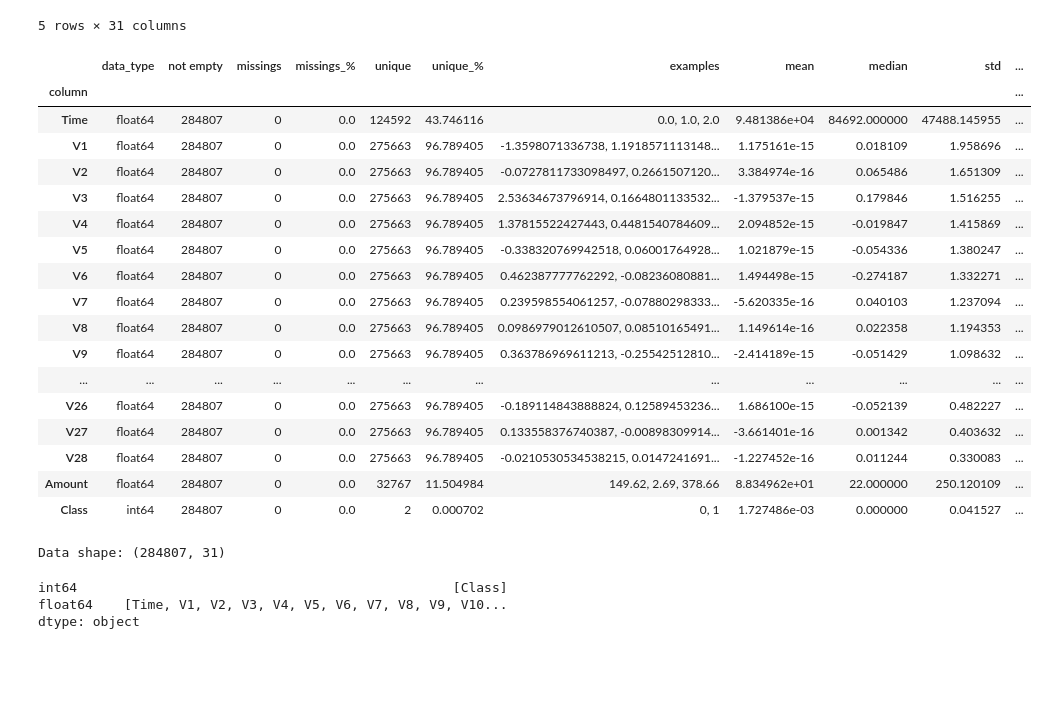
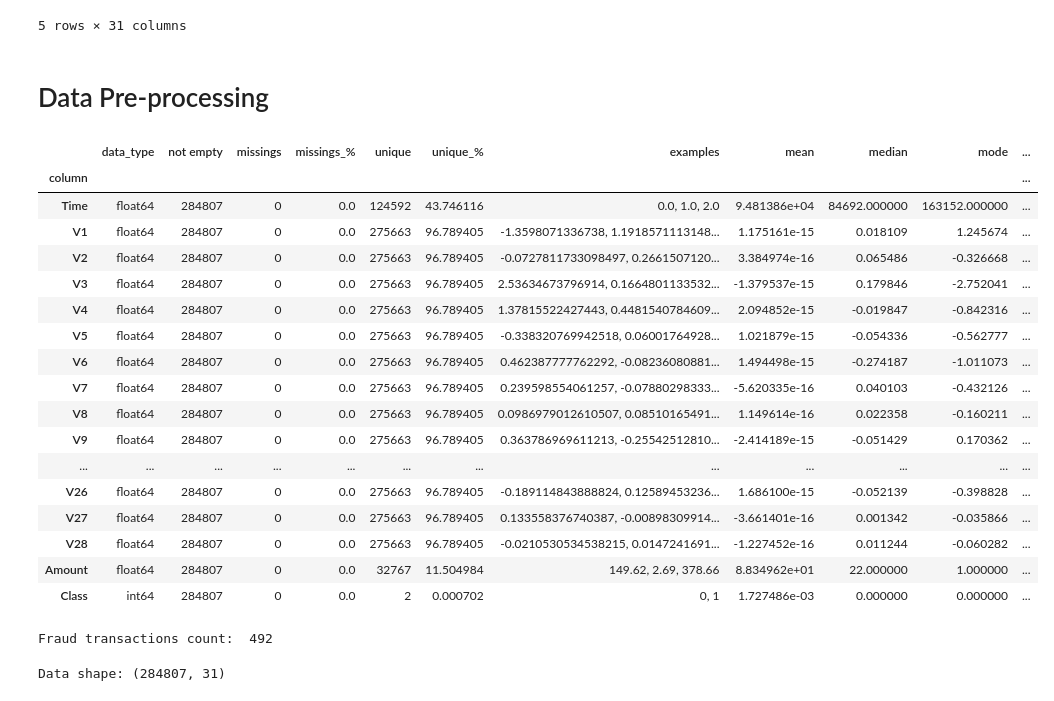
Before and after one commit to piotruxD/Credit-Fraud-Detection, a Jupyter notebook: credit_fraud.ipynb, the cells around one changed output. Saved outputs shown, nothing was run; the diff lists cells and outputs as text; code cells hidden in the pictures; blank space fills up the shorter version.

```diff
--- a/credit_fraud.ipynb
+++ b/credit_fraud.ipynb
@@ -23,71 +28,71 @@ credit_card_data.head()
 | 3 | 1.0 | -0.966272 | -0.185226 | 1.792993 | -0.863291 | -0.010309 | 1.247203 | 0.237609 | 0.377436 | -1.387024 | ... | ... |
 | 4 | 2.0 | -1.158233 | 0.877737 | 1.548718 | 0.403034 | -0.407193 | 0.095921 | 0.592941 | -0.270533 | 0.817739 | ... | ... |
 5 rows × 31 columns
+# %% [markdown]
+# Data Pre-processing
 # %%
-# data summary function
+#1. data summary function
 
-def data_summary(data_frame, max_examples=3):
+def data_summary(data_frame, max_examples=3, duplicates_delete=False):
     """Returns summary table of every column in data frame. Returns also selected number of examples for each column.
-    Default number of examples is 3."""
+    Default number of examples is 3. If duplicates_delete is True, duplicates are removed before summary calculation."""
     rows = []
+
+    if duplicates_delete:
+        data_frame = data_frame.drop_duplicates()
 
     for col in data_frame.columns:
         d = data_frame[col]
         record = {
             "column": col,
             "data_type": d.dtype,
             "not empty": d.notna().sum(),
             "missings": d.isna().sum(),
             "missings_%": d.isna().sum() / len(d) * 100,
             "unique": d.nunique(),
             "unique_%": d.nunique() / len(d) * 100,
             "examples": ", ".join(map(str, d.dropna().unique()[: max_examples])),
         }
         if pd.api.types.is_numeric_dtype(d):
             record["mean"] = d.mean()
             record["median"] = d.median()
+            record["mode"] = d.mode().iloc[0] if not d.mode().empty else None
             record["std"] = d.std()
             record["min"] = d.min()
             record["max"] = d.max()
 
         rows.append(record)
+
     return pd.DataFrame(rows).set_index("column")
 
-data_summary(credit_card_data)
+data_summary_df = data_summary(credit_card_data)
+
+display(data_summary_df)
+
+fraud_transactions_count = credit_card_data[credit_card_data["Class"] == 1].shape[0]
+print("Fraud transactions count: ", fraud_transactions_count)
 # %% [output]
-|  | data_type | not empty | missings | missings_% | unique | unique_% | examples | mean | median | std | ... |
+|  | data_type | not empty | missings | missings_% | unique | unique_% | examples | mean | median | mode | ... |
 | column |  |  |  |  |  |  |  |  |  |  | ... |
-| Time | float64 | 284807 | 0 | 0.0 | 124592 | 43.746116 | 0.0, 1.0, 2.0 | 9.481386e+04 | 84692.000000 | 47488.145955 | ... |
-| V1 | float64 | 284807 | 0 | 0.0 | 275663 | 96.789405 | -1.3598071336738, 1.1918571113148... | 1.175161e-15 | 0.018109 | 1.958696 | ... |
-| V2 | float64 | 284807 | 0 | 0.0 | 275663 | 96.789405 | -0.0727811733098497, 0.2661507120... | 3.384974e-16 | 0.065486 | 1.651309 | ... |
-| V3 | float64 | 284807 | 0 | 0.0 | 275663 | 96.789405 | 2.53634673796914, 0.1664801133532... | -1.379537e-15 | 0.179846 | 1.516255 | ... |
-| V4 | float64 | 284807 | 0 | 0.0 | 275663 | 96.789405 | 1.37815522427443, 0.4481540784609... | 2.094852e-15 | -0.019847 | 1.415869 | ... |
-| V5 | float64 | 284807 | 0 | 0.0 | 275663 | 96.789405 | -0.338320769942518, 0.06001764928... | 1.021879e-15 | -0.054336 | 1.380247 | ... |
-| V6 | float64 | 284807 | 0 | 0.0 | 275663 | 96.789405 | 0.462387777762292, -0.08236080881... | 1.494498e-15 | -0.274187 | 1.332271 | ... |
-| V7 | float64 | 284807 | 0 | 0.0 | 275663 | 96.789405 | 0.239598554061257, -0.07880298333... | -5.620335e-16 | 0.040103 | 1.237094 | ... |
-| V8 | float64 | 284807 | 0 | 0.0 | 275663 | 96.789405 | 0.0986979012610507, 0.08510165491... | 1.149614e-16 | 0.022358 | 1.194353 | ... |
-| V9 | float64 | 284807 | 0 | 0.0 | 275663 | 96.789405 | 0.363786969611213, -0.25542512810... | -2.414189e-15 | -0.051429 | 1.098632 | ... |
+| Time | float64 | 284807 | 0 | 0.0 | 124592 | 43.746116 | 0.0, 1.0, 2.0 | 9.481386e+04 | 84692.000000 | 163152.000000 | ... |
+| V1 | float64 | 284807 | 0 | 0.0 | 275663 | 96.789405 | -1.3598071336738, 1.1918571113148... | 1.175161e-15 | 0.018109 | 1.245674 | ... |
+| V2 | float64 | 284807 | 0 | 0.0 | 275663 | 96.789405 | -0.0727811733098497, 0.2661507120... | 3.384974e-16 | 0.065486 | -0.326668 | ... |
+| V3 | float64 | 284807 | 0 | 0.0 | 275663 | 96.789405 | 2.53634673796914, 0.1664801133532... | -1.379537e-15 | 0.179846 | -2.752041 | ... |
+| V4 | float64 | 284807 | 0 | 0.0 | 275663 | 96.789405 | 1.37815522427443, 0.4481540784609... | 2.094852e-15 | -0.019847 | -0.842316 | ... |
+| V5 | float64 | 284807 | 0 | 0.0 | 275663 | 96.789405 | -0.338320769942518, 0.06001764928... | 1.021879e-15 | -0.054336 | -0.562777 | ... |
+| V6 | float64 | 284807 | 0 | 0.0 | 275663 | 96.789405 | 0.462387777762292, -0.08236080881... | 1.494498e-15 | -0.274187 | -1.011073 | ... |
+| V7 | float64 | 284807 | 0 | 0.0 | 275663 | 96.789405 | 0.239598554061257, -0.07880298333... | -5.620335e-16 | 0.040103 | -0.432126 | ... |
+| V8 | float64 | 284807 | 0 | 0.0 | 275663 | 96.789405 | 0.0986979012610507, 0.08510165491... | 1.149614e-16 | 0.022358 | -0.160211 | ... |
+| V9 | float64 | 284807 | 0 | 0.0 | 275663 | 96.789405 | 0.363786969611213, -0.25542512810... | -2.414189e-15 | -0.051429 | 0.170362 | ... |
 | ... | ... | ... | ... | ... | ... | ... | ... | ... | ... | ... | ... |
-| V26 | float64 | 284807 | 0 | 0.0 | 275663 | 96.789405 | -0.189114843888824, 0.12589453236... | 1.686100e-15 | -0.052139 | 0.482227 | ... |
-| V27 | float64 | 284807 | 0 | 0.0 | 275663 | 96.789405 | 0.133558376740387, -0.00898309914... | -3.661401e-16 | 0.001342 | 0.403632 | ... |
-| V28 | float64 | 284807 | 0 | 0.0 | 275663 | 96.789405 | -0.0210530534538215, 0.0147241691... | -1.227452e-16 | 0.011244 | 0.330083 | ... |
-| Amount | float64 | 284807 | 0 | 0.0 | 32767 | 11.504984 | 149.62, 2.69, 378.66 | 8.834962e+01 | 22.000000 | 250.120109 | ... |
-| Class | int64 | 284807 | 0 | 0.0 | 2 | 0.000702 | 0, 1 | 1.727486e-03 | 0.000000 | 0.041527 | ... |
+| V26 | float64 | 284807 | 0 | 0.0 | 275663 | 96.789405 | -0.189114843888824, 0.12589453236... | 1.686100e-15 | -0.052139 | -0.398828 | ... |
+| V27 | float64 | 284807 | 0 | 0.0 | 275663 | 96.789405 | 0.133558376740387, -0.00898309914... | -3.661401e-16 | 0.001342 | -0.035866 | ... |
+| V28 | float64 | 284807 | 0 | 0.0 | 275663 | 96.789405 | -0.0210530534538215, 0.0147241691... | -1.227452e-16 | 0.011244 | -0.060282 | ... |
+| Amount | float64 | 284807 | 0 | 0.0 | 32767 | 11.504984 | 149.62, 2.69, 378.66 | 8.834962e+01 | 22.000000 | 1.000000 | ... |
+| Class | int64 | 284807 | 0 | 0.0 | 2 | 0.000702 | 0, 1 | 1.727486e-03 | 0.000000 | 0.000000 | ... |
+Fraud transactions count:  492
 # %%
-#1. Data shape
+#2. Data shape
 print(f"Data shape: {credit_card_data.shape}")
-
-#2. Data types in columns
-data_types_check = (
-    credit_card_data
-    .columns.to_series() #change to series to use groupby, column names are index and values
-    .groupby(credit_card_data.dtypes)
-    .apply(list)
-)
-
-display(data_types_check)
 # %% [output]
 Data shape: (284807, 31)
-int64                                                [Class]
-float64    [Time, V1, V2, V3, V4, V5, V6, V7, V8, V9, V10...
-dtype: object
```
Also changed, not shown: parts of 14 cells of this notebook.
